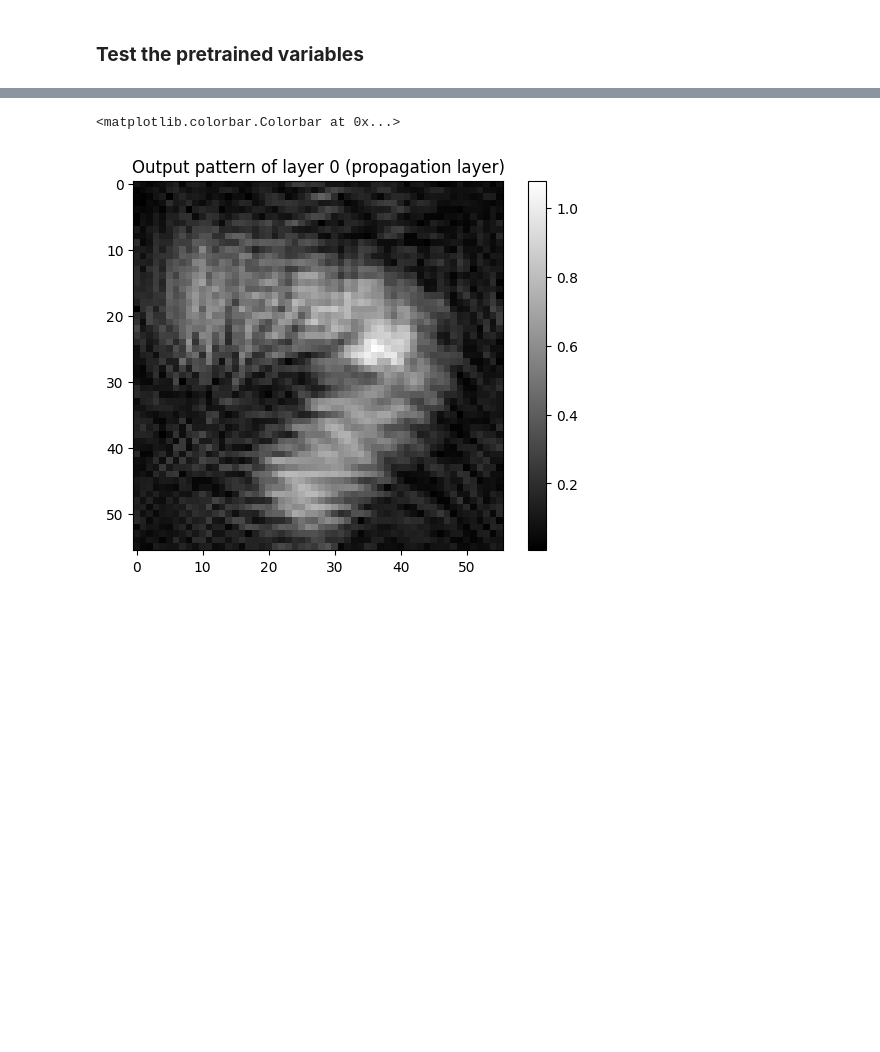
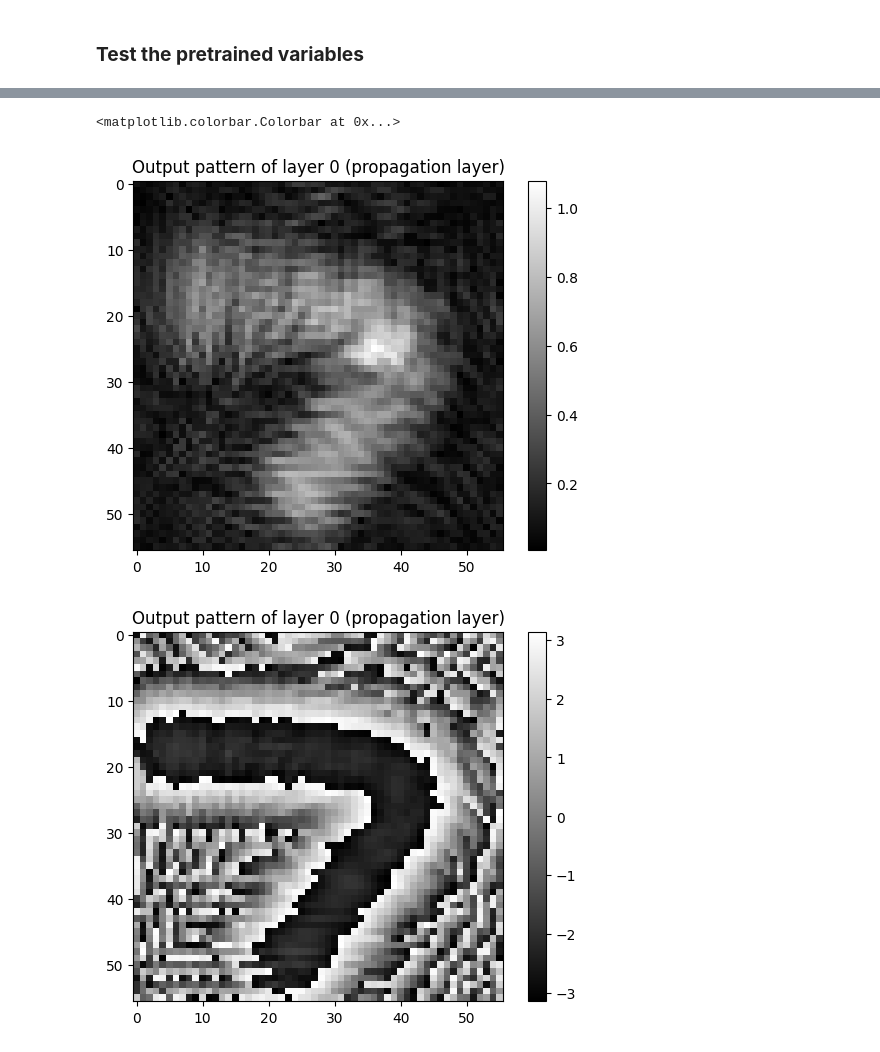
Before and after one commit to KMarshallX/Thesis_ONN, a Jupyter notebook: validate_56.ipynb, the cells around one changed output, grey strips where cells are left out. Drawn from its saved outputs; the diff is of its cells as text; code cells hidden in the pictures; blank space fills up the shorter version.

```diff
--- a/validate_56.ipynb
+++ b/validate_56.ipynb
@@ -115,16 +120,21 @@ Text(0.5, 1.0, 'Output pattern')
 # %%
 # Layer 0
 input = tf.cast(test_img, dtype=tf.complex64)
-propagation_layer = FSpropagation(units, distance, lamb, Nx, Ny, pixelSize)
+propagation_layer = FSpropagation(200, distance, lamb, Nx, Ny, pixelSize)
 out_0 = propagation_layer(input)
 
 plt.figure()
 plt.imshow(tf.abs(out_0), cmap="gray")
 plt.title(f"Output pattern of layer 0 (propagation layer)")
 plt.colorbar()
+plt.figure()
+plt.imshow(np.angle(out_0.numpy().squeeze()), cmap="gray")
+plt.title(f"Output pattern of layer 0 (propagation layer)")
+plt.colorbar()
 # %% [output]
 <matplotlib.colorbar.Colorbar at 0x...>
 [figure]
+[figure, added]
 # %%
 # Layer 1
 phase_1 = trained_vars[0]
```
Also changed, not shown: parts of 9 cells of this notebook.
